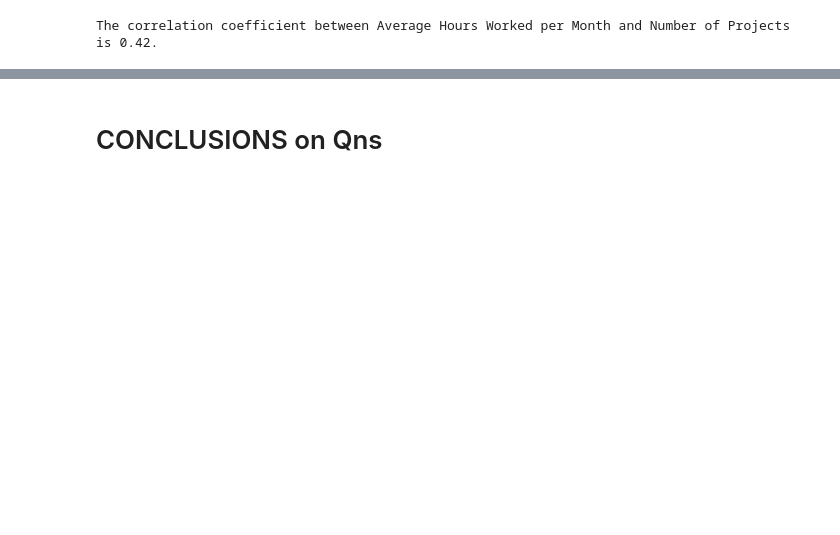
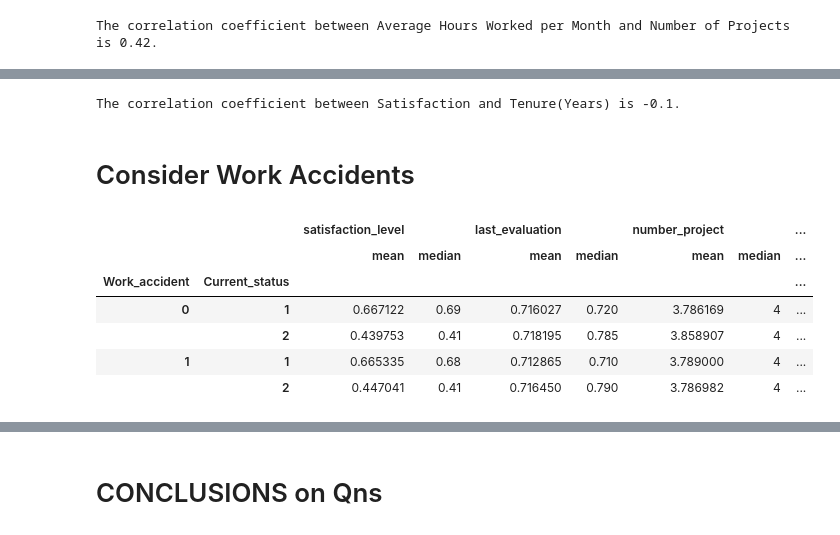
Before and after one commit to shanCH3n/Project1-DAbootcamp-Grp2, a Jupyter notebook: 01_Data/HRcomma_clean.ipynb, the cells around one changed output, grey strips where cells are left out. Cells and saved outputs as stored; diff of their text form; code cells hidden in the pictures; blank space fills up the shorter version.

```diff
--- a/01_Data/HRcomma_clean.ipynb
+++ b/01_Data/HRcomma_clean.ipynb
@@ -455,0 +651,17 @@ The correlation coefficient between Average Hours Worked per Month and Number of
+# %%
+print(f"The correlation coefficient between Satisfaction and Tenure(Years) is {round(stats.pearsonr(satisfaction, TenureYrs)[0],2)}.")
+# %% [output]
+The correlation coefficient between Satisfaction and Tenure(Years) is -0.1.
+# %% [markdown]
+# Consider Work Accidents
+# %%
+HR_by_accident_left = df_HR.groupby(['Work_accident','Current_status']).aggregate([np.mean, np.median])
+HR_by_accident_left
+# %% [output]
+|  |  | satisfaction_level |  | last_evaluation |  | number_project |  | ... |
+|  |  | mean | median | mean | median | mean | median | ... |
+| Work_accident | Current_status |  |  |  |  |  |  | ... |
+| 0 | 1 | 0.667122 | 0.69 | 0.716027 | 0.720 | 3.786169 | 4 | ... |
+|  | 2 | 0.439753 | 0.41 | 0.718195 | 0.785 | 3.858907 | 4 | ... |
+| 1 | 1 | 0.665335 | 0.68 | 0.712865 | 0.710 | 3.789000 | 4 | ... |
+|  | 2 | 0.447041 | 0.41 | 0.716450 | 0.790 | 3.786982 | 4 | ... |
```
Also changed, not shown: parts of 35 cells of this notebook.
